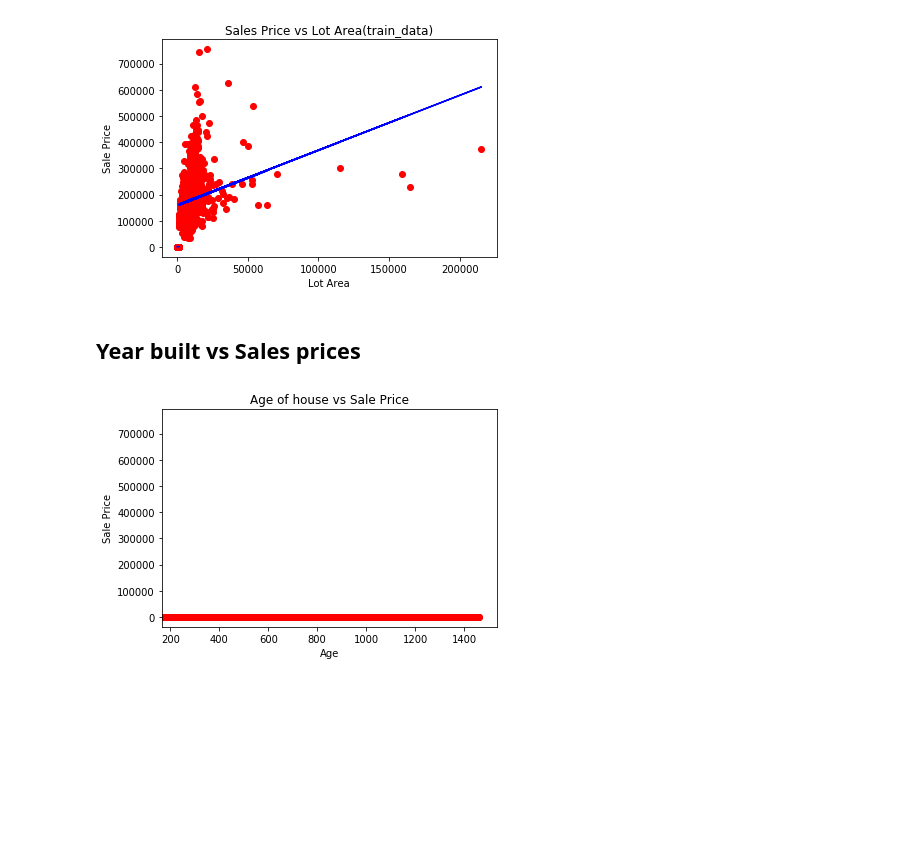
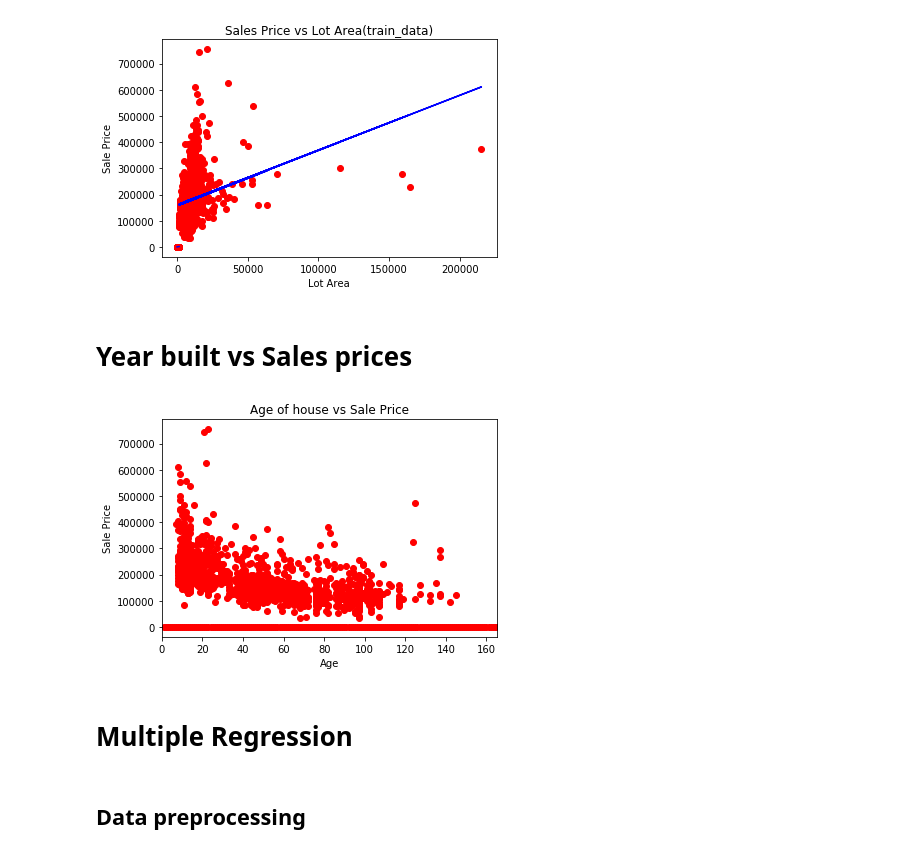
Before and after one commit to kevintaing86/House-Prices, a Jupyter notebook: house-price-notebook.ipynb, the cells around one changed output. Cells and saved outputs as stored; diff of their text form; code cells hidden in the pictures; blank space fills up the shorter version.

Commit message:
starting multiple regression

```diff
--- a/house-price-notebook.ipynb
+++ b/house-price-notebook.ipynb
@@ -55,7 +56,7 @@ plt.show()
 # %% [output]
 [figure]
 # %% [markdown]
-## Year built vs Sales prices
+# Year built vs Sales prices
 # %%
 yearBuilt = train_data.iloc[:, [0,19]]
 salePrice = train_data.iloc[:, [0, -1]]
@@ -68,10 +69,14 @@ for row in range(len(yearBuiltMatrix)):
 # %%
 # visualize
 plt.scatter(houseAge, salePrice, color='red')
 plt.title('Age of house vs Sale Price')
 plt.xlabel('Age')
 plt.ylabel('Sale Price')
-plt.xlim(165)
+plt.xlim([0, 165])
 plt.show()
 # %% [output]
-[figure, old version]
+[figure, new version]
+# %% [markdown]
+# Multiple Regression
+# %% [markdown]
+## Data preprocessing
```
Also changed, not shown: parts of 4 cells of this notebook.
